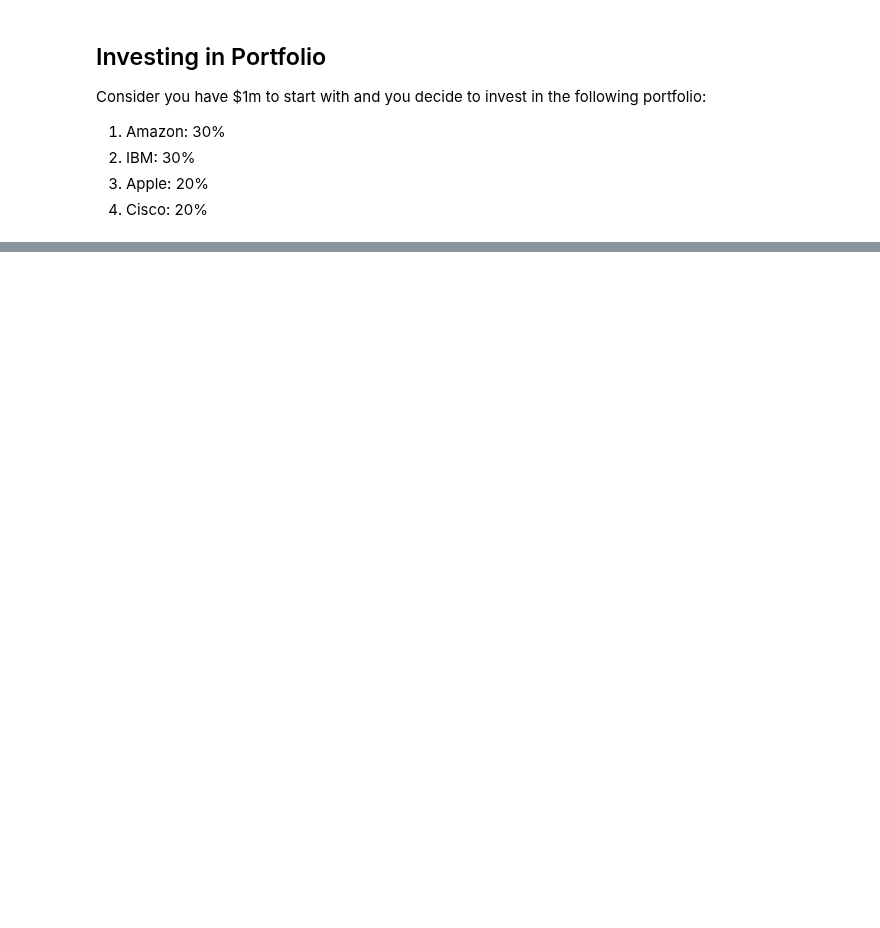
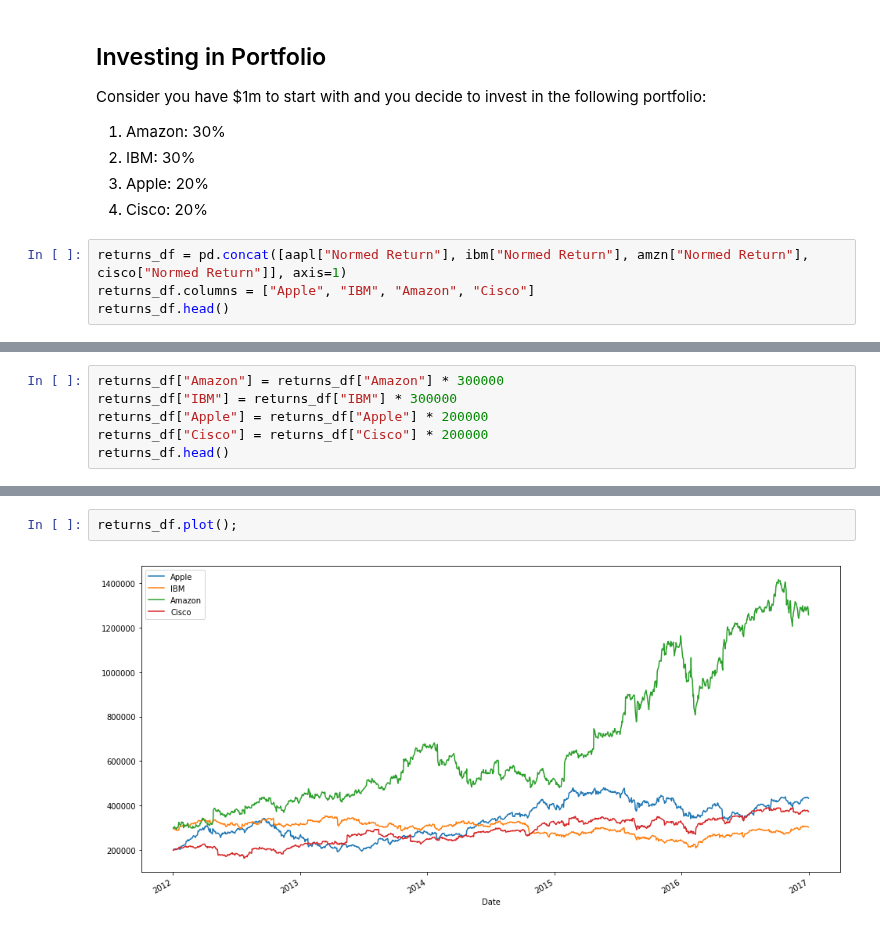
Before and after one commit to maykulkarni/algo_trading, a Jupyter notebook: 5. Finance Fundamentals.ipynb, the cells around one changed output, grey strips where cells are left out. Cells and saved outputs as stored; diff of their text form; blank space fills up the shorter version.

```diff
--- a/5. Finance Fundamentals.ipynb
+++ b/5. Finance Fundamentals.ipynb
@@ -92,3 +94,7 @@ Consider you have $1m to start with and you decide to invest in the following po
 2. IBM: 30%
 3. Apple: 20%
 4. Cisco: 20%
+# %%
+returns_df = pd.concat([aapl["Normed Return"], ibm["Normed Return"], amzn["Normed Return"], cisco["Normed Return"]], axis=1)
+returns_df.columns = ["Apple", "IBM", "Amazon", "Cisco"]
+returns_df.head()
@@ -94,0 +109,6 @@ Consider you have $1m to start with and you decide to invest in the following po
+# %%
+returns_df["Amazon"] = returns_df["Amazon"] * 300000
+returns_df["IBM"] = returns_df["IBM"] * 300000
+returns_df["Apple"] = returns_df["Apple"] * 200000
+returns_df["Cisco"] = returns_df["Cisco"] * 200000
+returns_df.head()
@@ -94,0 +123,4 @@ Consider you have $1m to start with and you decide to invest in the following po
+# %%
+returns_df.plot();
+# %% [output]
+[figure, added]
```
Also changed, not shown: parts of 19 cells of this notebook, 1 other file.
